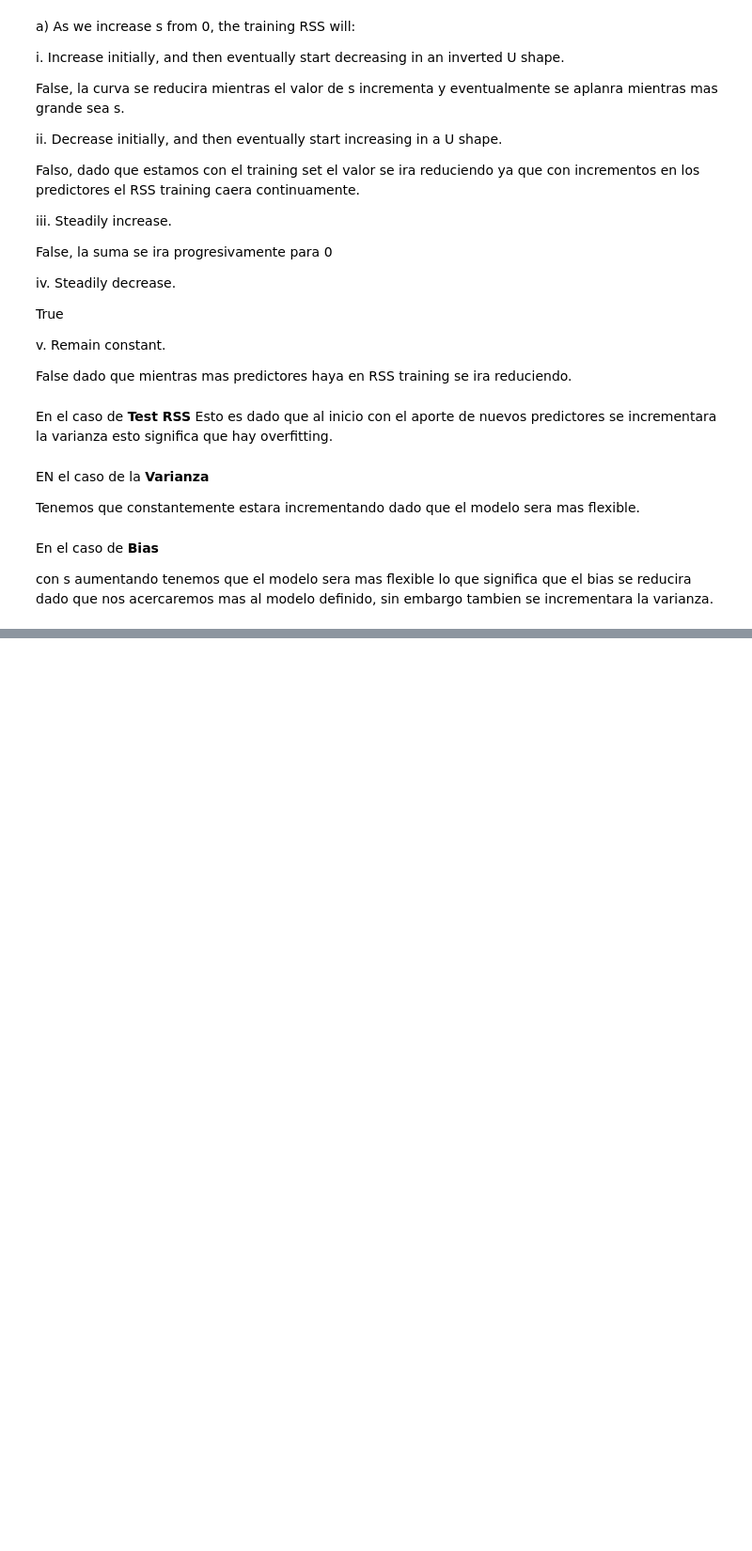
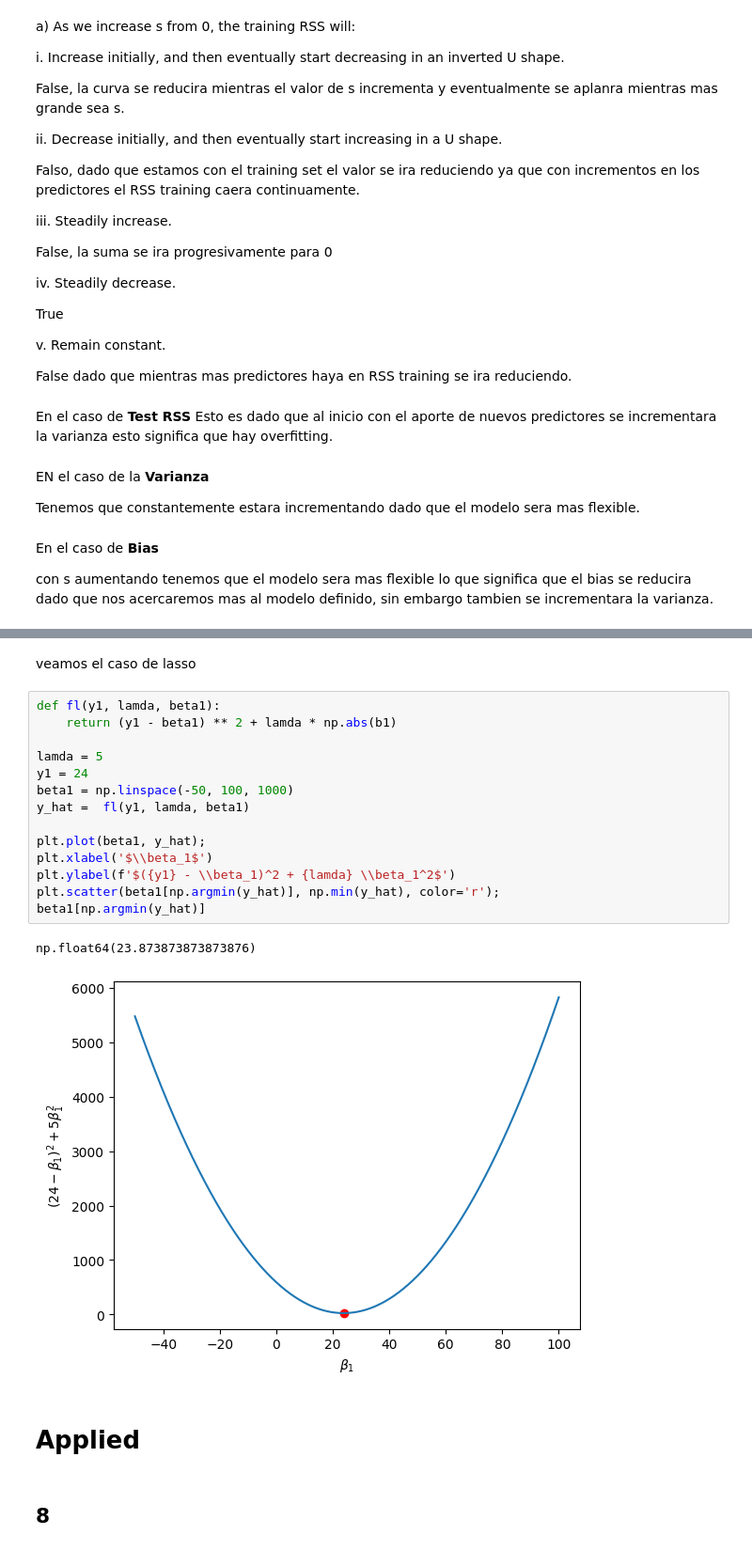
Before and after one commit to chuancao26/islp, a Jupyter notebook: EjerciciosRegularizacion.ipynb, the cells around one changed output, grey strips where cells are left out. Shown at 94% size. Cells and saved outputs as stored; diff of their text form; blank space fills up the shorter version.

```diff
--- a/EjerciciosRegularizacion.ipynb
+++ b/EjerciciosRegularizacion.ipynb
@@ -99,0 +213,23 @@ con s aumentando tenemos que el modelo sera mas flexible lo que significa que el
+# %% [markdown]
+veamos el caso de lasso
+# %%
+def fl(y1, lamda, beta1):
+    return (y1 - beta1) ** 2 + lamda * np.abs(b1)
+
+lamda = 5
+y1 = 24
+beta1 = np.linspace(-50, 100, 1000)
+y_hat =  fl(y1, lamda, beta1)
+
+plt.plot(beta1, y_hat);
+plt.xlabel('$\\beta_1$')
+plt.ylabel(f'$({y1} - \\beta_1)^2 + {lamda} \\beta_1^2$')
+plt.scatter(beta1[np.argmin(y_hat)], np.min(y_hat), color='r');
+beta1[np.argmin(y_hat)]
+# %% [output]
+np.float64(23.873873873873876)
+[figure, added]
+# %% [markdown]
+# Applied
+# %% [markdown]
+## 8
```
Also changed, not shown: parts of 47 cells of this notebook.
